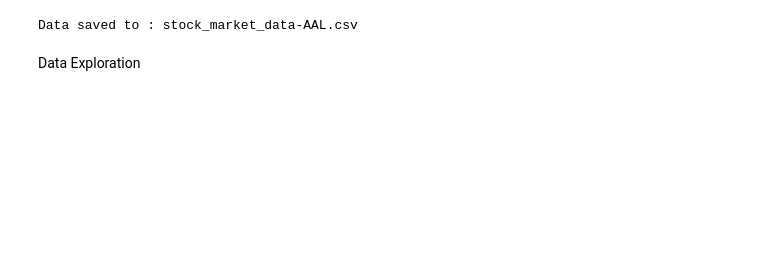
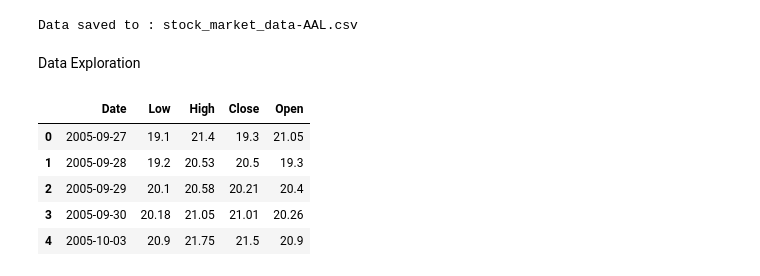
Before and after one commit to yashvisal/lstm-stock-market, a Jupyter notebook: main.ipynb, the cells around one changed output. Drawn from its saved outputs; the diff is of its cells as text; code cells hidden in the pictures; blank space fills up the shorter version.

```diff
--- a/main.ipynb
+++ b/main.ipynb
@@ -39,3 +50,16 @@ if not os.path.exists(file_to_save):
 Data saved to : stock_market_data-AAL.csv
 # %% [markdown]
 Data Exploration
+# %%
+# Sort DataFrame by date
+df = df.sort_values('Date')
+
+# Double check the result
+df.head()
+# %% [output]
+|  | Date | Low | High | Close | Open |
+| 0 | 2005-09-27 | 19.1 | 21.4 | 19.3 | 21.05 |
+| 1 | 2005-09-28 | 19.2 | 20.53 | 20.5 | 19.3 |
+| 2 | 2005-09-29 | 20.1 | 20.58 | 20.21 | 20.4 |
+| 3 | 2005-09-30 | 20.18 | 21.05 | 21.01 | 20.26 |
+| 4 | 2005-10-03 | 20.9 | 21.75 | 21.5 | 20.9 |
```
Also changed, not shown: parts of 3 cells of this notebook.
